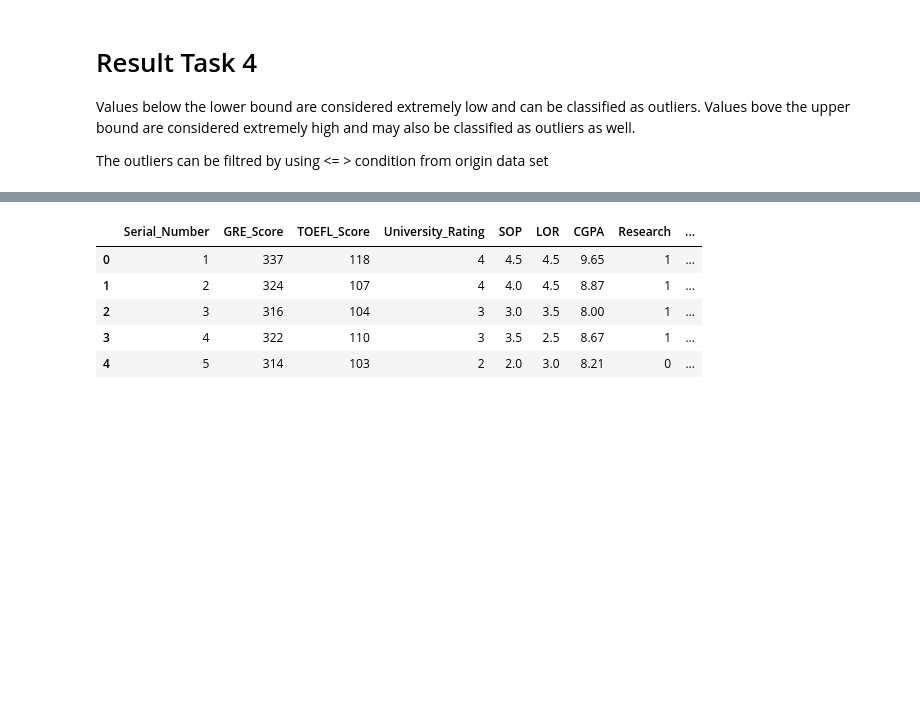
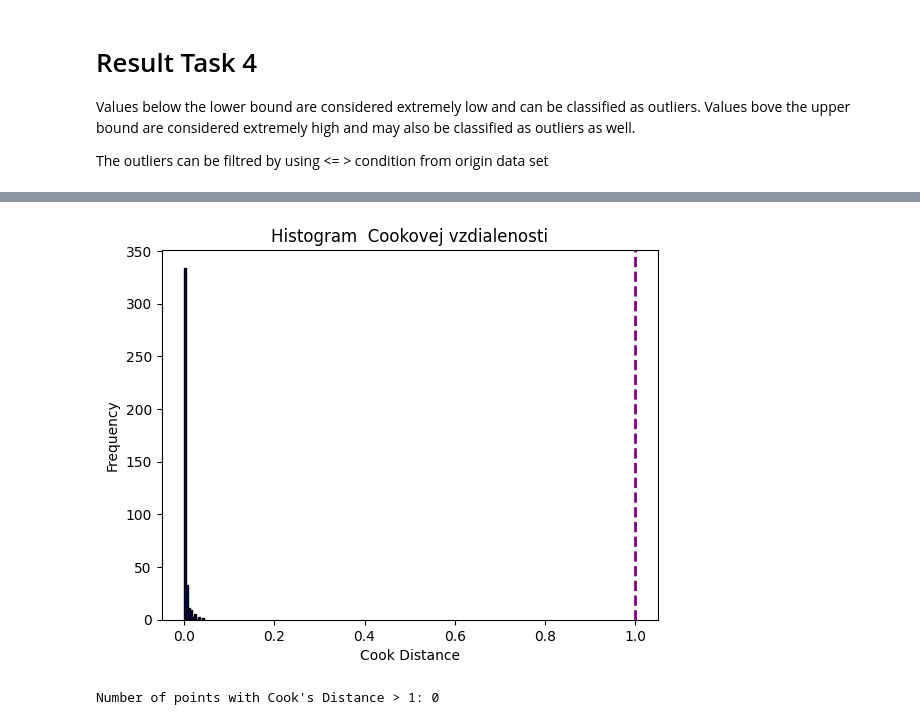
Before and after one commit to MrsPomodoro/04-06-2024_Python-for-Data-Science, a Jupyter notebook: homework_one/implementation/homework.ipynb, the cells around one changed output, grey strips where cells are left out. Saved outputs shown, nothing was run; the diff lists cells and outputs as text; code cells hidden in the pictures; blank space fills up the shorter version.

Commit message:
cook distance and influential observations

```diff
--- a/homework_one/implementation/homework.ipynb
+++ b/homework_one/implementation/homework.ipynb
@@ -371,6 +374,22 @@ print("R-squared value:", result.rsquared)
 influence = olsInfluence.OLSInfluence(result)
 data['Cook Distance'] = influence.cooks_distance[0]
 data.head()
+
+# Plotting the histogram
+plt.hist(data['Cook Distance'], bins=10, color='darkblue', edgecolor='black')
+plt.title('Histogram  Cookovej vzdialenosti')
+plt.xlabel('Cook Distance')
+plt.ylabel('Frequency')
+
+# Threshold line at Cook's distance = 1 due that rule
+plt.axvline(x=1, color='purple', linestyle='dashed', linewidth=2)
+plt.show()
+
+# Filtering out variables with Cook's distance greater than 1
+high_influence_points = data[data['Cook Distance'] > 1]
+
+# Displaying the number of points removed and optionally the data points themselves
+print("Number of points with Cook's Distance > 1:", len(high_influence_points))
 # %% [output]
                             OLS Regression Results
 ==============================================================================
@@ -382,19 +401,15 @@ Time:                        21:21:55   Log-Likelihood:                 537.37
 No. Observations:                 400   AIC:                            -1059.
 Df Residuals:                     392   BIC:                            -1027.
 Df Model:                           7
 Covariance Type:            nonrobust
 =====================================================================================
 ... (18 lines left out)
 [1] Standard Errors assume that the covariance matrix of the errors is correctly specified.
 [2] The condition number is large, 1.31e+04. This might indicate that there are
 strong multicollinearity or other numerical problems.
 R-squared value: 0.8034713719824395
-|  | Serial_Number | GRE_Score | TOEFL_Score | University_Rating | SOP | LOR | CGPA | Research | ... |
-| 0 | 1 | 337 | 118 | 4 | 4.5 | 4.5 | 9.65 | 1 | ... |
-| 1 | 2 | 324 | 107 | 4 | 4.0 | 4.5 | 8.87 | 1 | ... |
-| 2 | 3 | 316 | 104 | 3 | 3.0 | 3.5 | 8.00 | 1 | ... |
-| 3 | 4 | 322 | 110 | 3 | 3.5 | 2.5 | 8.67 | 1 | ... |
-| 4 | 5 | 314 | 103 | 2 | 2.0 | 3.0 | 8.21 | 0 | ... |
+[figure, added]
+Number of points with Cook's Distance > 1: 0
 # %% [markdown]
 # Result Task 5
 
```
Also changed, not shown: parts of 3 cells of this notebook.
